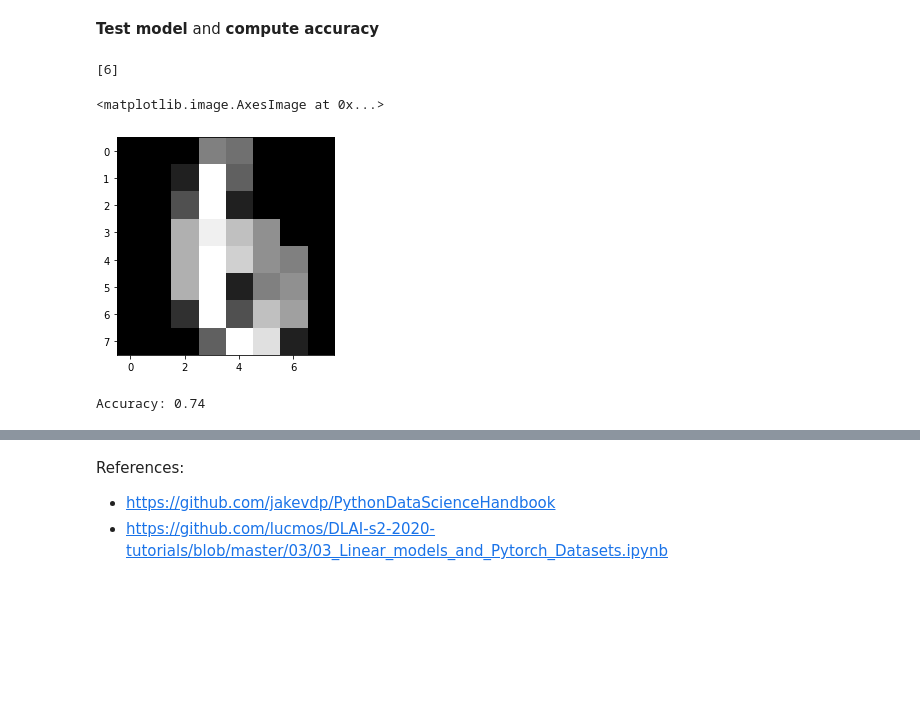
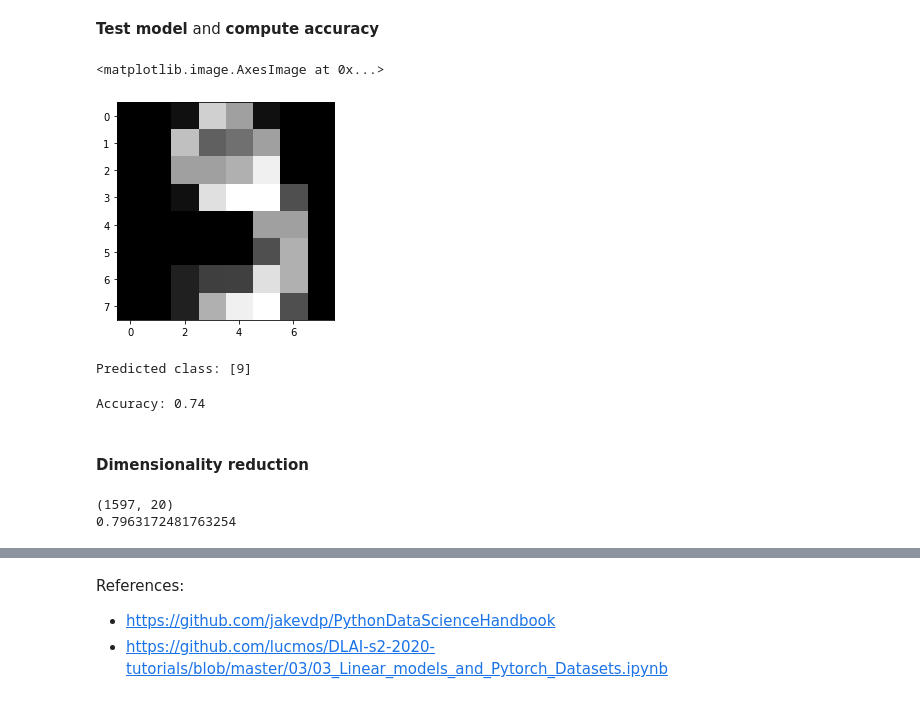
Before and after one commit to FrancescoCappio/PythonCrashCourse, a Jupyter notebook: Python_crash_course.ipynb, the cells around one changed output, grey strips where cells are left out. Saved outputs shown, nothing was run; the diff lists cells and outputs as text; code cells hidden in the pictures; blank space fills up the shorter version.

```diff
--- a/Python_crash_course.ipynb
+++ b/Python_crash_course.ipynb
@@ -529,13 +558,19 @@ model.fit(X_train, y_train);
 # %% [markdown]
 **Test model** and **compute accuracy**
 # %%
-print(model.predict(X_test[4].reshape(1,-1)))
-plt.imshow(scaler.inverse_transform(X_test[4]).reshape(8,8), cmap='gray')
+random_test_sample = X_test[np.random.choice(len(X_test))].reshape(1,-1)
+
+plt.imshow(scaler.inverse_transform(random_test_sample).reshape(8,8), cmap='gray')
 # %% [output]
-[6]
+<matplotlib.image.AxesImage at 0x...>
-<matplotlib.image.AxesImage at 0x...>
-[figure, old version]
+[figure, new version]
+# %%
+print("Predicted class:", model.predict(random_test_sample))
+# %% [output]
+Predicted class: [9]
 # %%
 print("Accuracy:", model.score(X_test, y_test))
 # %% [output]
 Accuracy: 0.74
+# %% [markdown]
+#### Dimensionality reduction
@@ -541,0 +583,8 @@ Accuracy: 0.74
+# %%
+# check size
+print(X_train_pca.shape)
+# check retained information ratio
+print(pca.explained_variance_ratio_.sum())
+# %% [output]
+(1597, 20)
+0.7963172481763254
```
Also changed, not shown: parts of 27 cells of this notebook.
